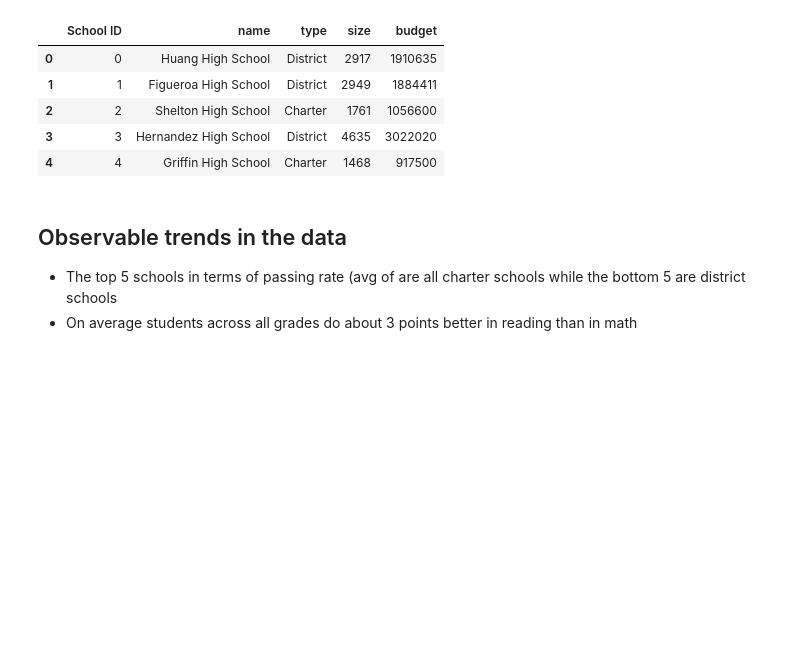
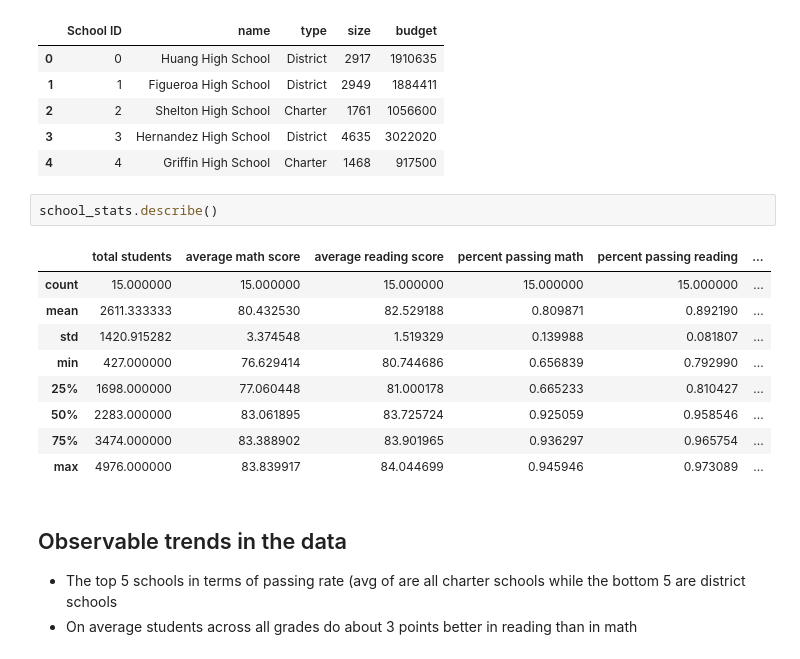
Before and after one commit to coreyclip/Pandas-Box, a Jupyter notebook: AcademyPy.ipynb, the cells around one changed output. Drawn from its saved outputs; the diff is of its cells as text; blank space fills up the shorter version.

```diff
--- a/AcademyPy.ipynb
+++ b/AcademyPy.ipynb
@@ -304,6 +322,18 @@ schools.head()
 | 2 | 2 | Shelton High School | Charter | 1761 | 1056600 |
 | 3 | 3 | Hernandez High School | District | 4635 | 3022020 |
 | 4 | 4 | Griffin High School | Charter | 1468 | 917500 |
+# %%
+school_stats.describe()
+# %% [output]
+|  | total students | average math score | average reading score | percent passing math | percent passing reading | ... |
+| count | 15.000000 | 15.000000 | 15.000000 | 15.000000 | 15.000000 | ... |
+| mean | 2611.333333 | 80.432530 | 82.529188 | 0.809871 | 0.892190 | ... |
+| std | 1420.915282 | 3.374548 | 1.519329 | 0.139988 | 0.081807 | ... |
+| min | 427.000000 | 76.629414 | 80.744686 | 0.656839 | 0.792990 | ... |
+| 25% | 1698.000000 | 77.060448 | 81.000178 | 0.665233 | 0.810427 | ... |
+| 50% | 2283.000000 | 83.061895 | 83.725724 | 0.925059 | 0.958546 | ... |
+| 75% | 3474.000000 | 83.388902 | 83.901965 | 0.936297 | 0.965754 | ... |
+| max | 4976.000000 | 83.839917 | 84.044699 | 0.945946 | 0.973089 | ... |
 # %% [markdown]
 ## Observable trends in the data
 * The top 5 schools in terms of passing rate (avg of  are all charter schools while the bottom 5 are district schools
```
Also changed, not shown: parts of 2 cells of this notebook.
